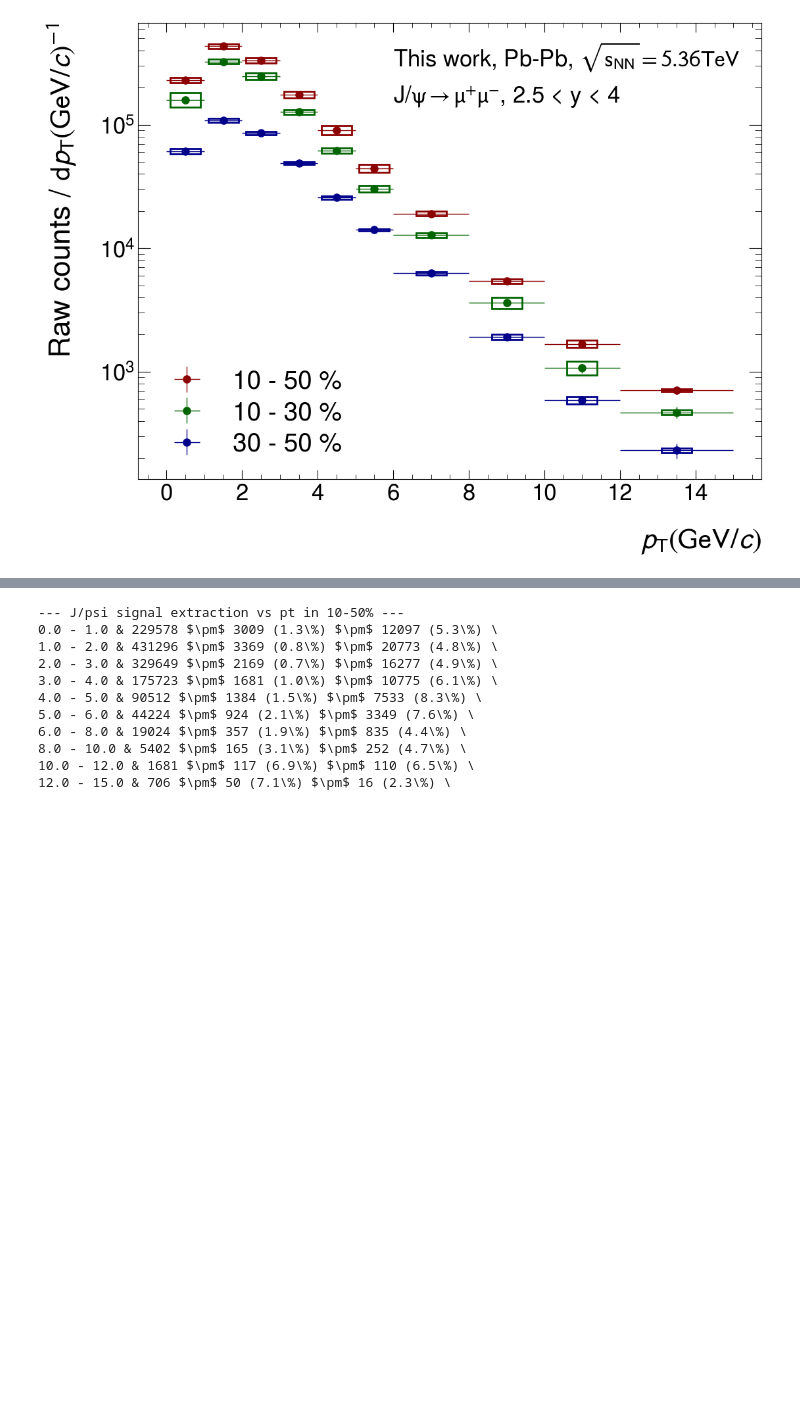
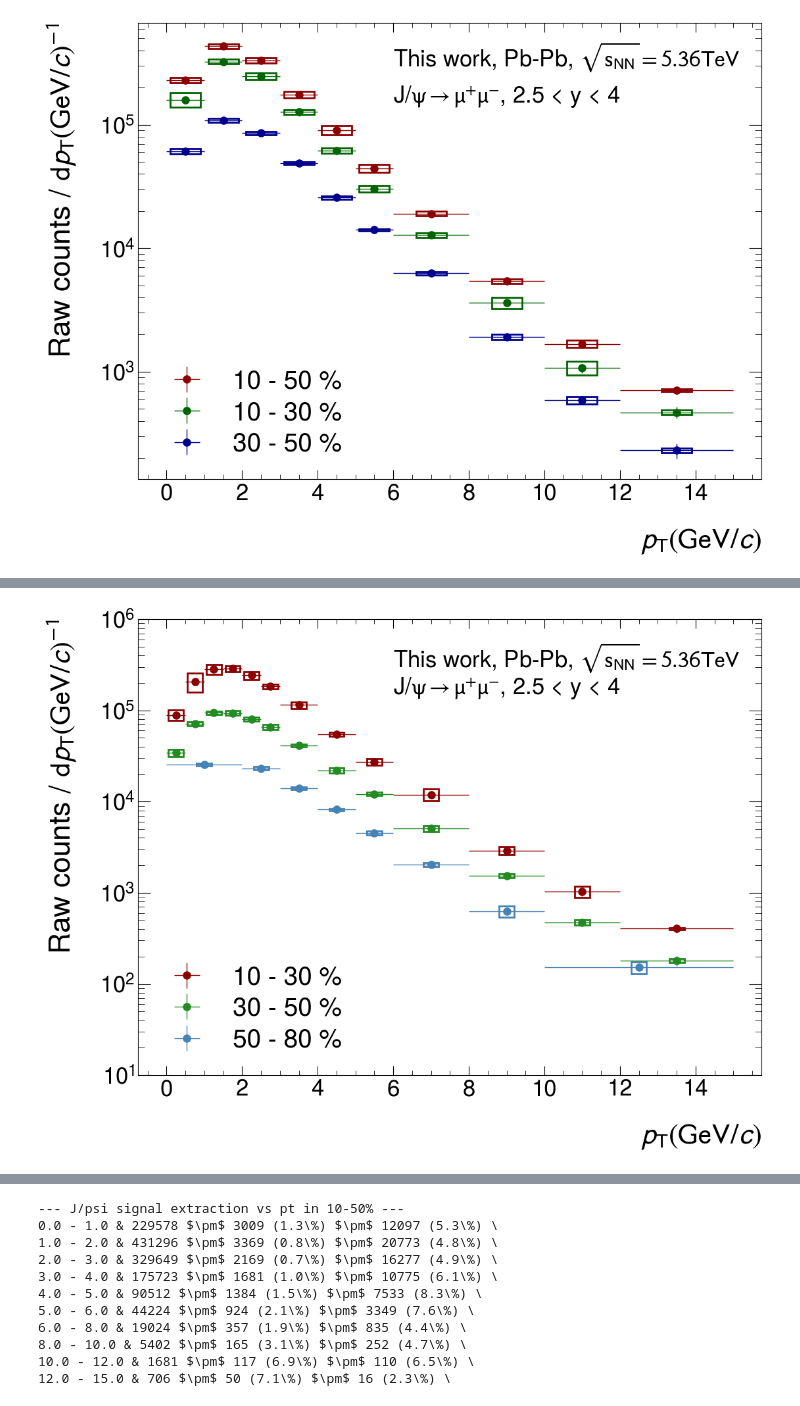
Before and after one commit to lucamicheletti93/jpsi_flow_run3, a Jupyter notebook: utils/plot_singal_extraction_results.ipynb, the cells around one changed output, grey strips where cells are left out. Cells and saved outputs as stored; diff of their text form; code cells hidden in the pictures; blank space fills up the shorter version.

```diff
--- a/utils/plot_singal_extraction_results.ipynb
+++ b/utils/plot_singal_extraction_results.ipynb
@@ -97,0 +154,21 @@ plt.show()
+# %%
+# Creating histogram
+fig, ax = plt.subplots()
+plot_syst(ptCentr1030, 0.2, sigJpsiPass4VsPtCentr1030, systSigJpsiPass4VsPtCentr1030, ax, 'darkred', 2)
+plot_syst(ptCentr3050, 0.2, sigJpsiPass4VsPtCentr3050, systSigJpsiPass4VsPtCentr3050, ax, 'forestgreen', 2)
+plot_syst(ptCentr5080, 0.2, sigJpsiPass4VsPtCentr5080, systSigJpsiPass4VsPtCentr5080, ax, 'steelblue', 2)
+
+plt.xlabel(r'$\it{p}_{\rm{T}} (\rm{GeV}/\it{c})$')
+plt.ylabel(r'Raw counts / $\rm{d}\it{p}_{\rm{T}} (\rm{GeV}/\it{c})^{-1}$')
+plt.yscale('log')
+plt.ylim(10, 1e6)
+plt.errorbar(ptCentr1030, sigJpsiPass4VsPtCentr1030, xerr=errPtCentr1030, yerr=statSigJpsiPass4VsPtCentr1030, label="10 - 30 %", fmt='o', color='darkred', ecolor='darkred')
+plt.errorbar(ptCentr3050, sigJpsiPass4VsPtCentr3050, xerr=errPtCentr3050, yerr=statSigJpsiPass4VsPtCentr3050, label="30 - 50 %", fmt='o', color='forestgreen', ecolor='forestgreen')
+plt.errorbar(ptCentr5080, sigJpsiPass4VsPtCentr5080, xerr=errPtCentr5080, yerr=statSigJpsiPass4VsPtCentr5080, label="50 - 80 %", fmt='o', color='steelblue', ecolor='steelblue')
+plt.legend(loc='lower left')
+plt.text(6, 3e5, r'This work, Pb-Pb, $\sqrt{s_{\rm{NN}}} = 5.36 TeV$', fontsize=25)
+plt.text(6, 1.5e5, r'J/$\psi\rightarrow\mu^{+}\mu^{-}$, 2.5 < y < 4', fontsize=25)
+plt.savefig("/Users/lucamicheletti/GITHUB/jpsi_flow_run3/figures/pass4/sig_jpsi_vs_pt_vs_centrality.pdf", format="pdf", bbox_inches="tight")
+plt.show()
+# %% [output]
+[figure, added]
```
Also changed, not shown: parts of 7 cells of this notebook, 4 other files.
